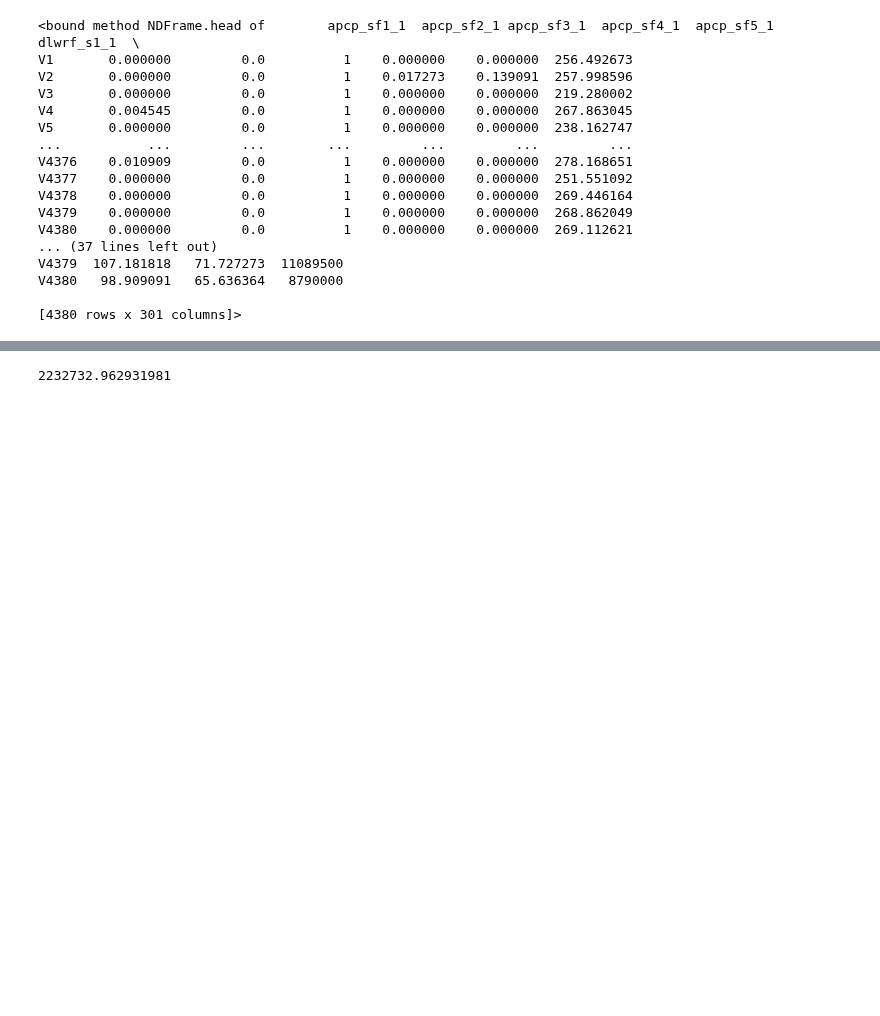
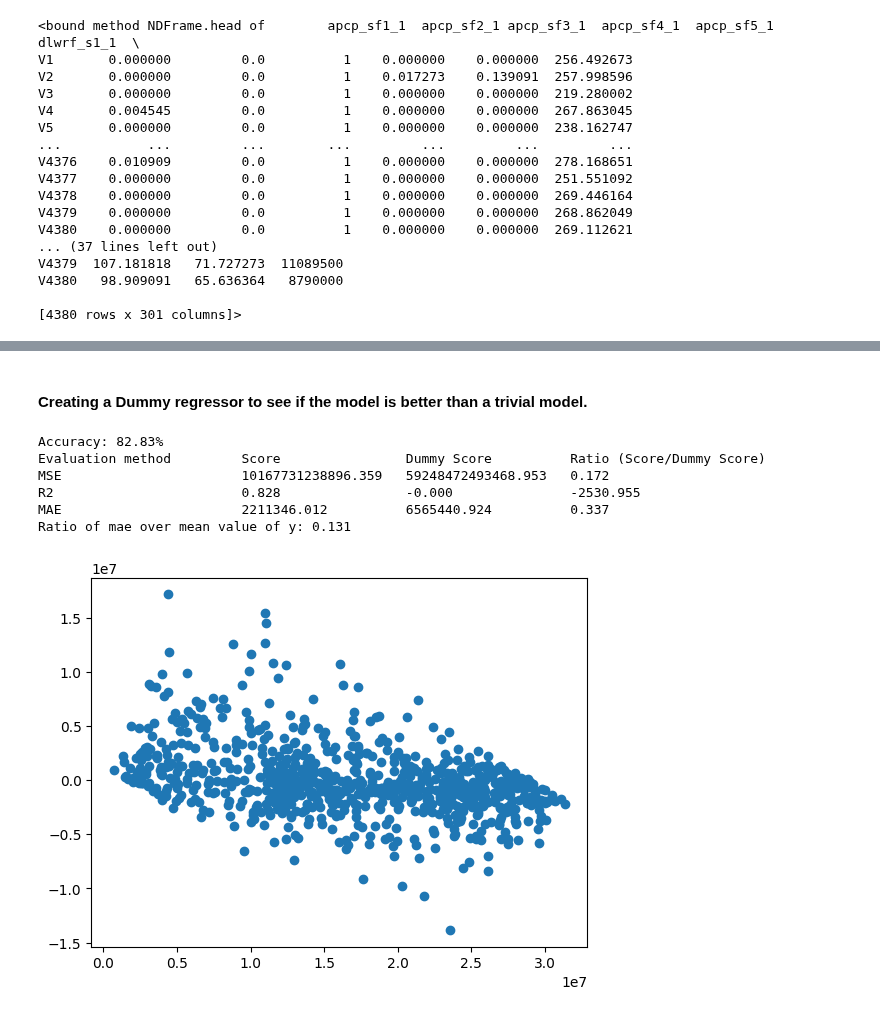
Before and after one commit to Joaomc15/UC3M-MLBD, a Jupyter notebook: assignment1/src/complex_models/GradientBoosting.ipynb, the cells around one changed output, grey strips where cells are left out. Saved outputs shown, nothing was run; the diff lists cells and outputs as text; code cells hidden in the pictures; blank space fills up the shorter version.

```diff
--- a/assignment1/src/complex_models/GradientBoosting.ipynb
+++ b/assignment1/src/complex_models/GradientBoosting.ipynb
@@ -48,6 +48,6 @@ X_train, X_test, y_train, y_test = train_test_split(X, y, test_size=0.2)
 # %%
 from sklearn.ensemble import GradientBoostingRegressor
 # %%
-gbr = GradientBoostingRegressor(n_estimators=100, learning_rate=0.1, max_depth=1, random_state=0, loss='absolute_error')
+gbr = GradientBoostingRegressor()
 gbr.fit(X_train, y_train)
 # %% [output]
@@ -77,5 +57,2 @@ print(r2)
-# %%
-mae = mean_absolute_error(y_test, y_pred)
-print(mae)
-# %% [output]
-2232732.962931981
+# %% [markdown]
+#### Creating a Dummy regressor to see if the model is better than a trivial model.
@@ -81,0 +65,70 @@ print(mae)
+# %%
+from sklearn.metrics import mean_squared_error
+from sklearn.metrics import r2_score
+from sklearn.metrics import mean_absolute_error
+from sklearn.metrics import accuracy_score
+
+accuracy = gbr.score(X_test, y_test)
+print("Accuracy: %.2f%%" % (accuracy * 100.0))
+
+my_scores = []
+
+mse_values = ["MSE"]
+mse = mean_squared_error(y_test, y_pred)
+mse_dummy = mean_squared_error(y_test, y_pred_dummy)
+
+
+mse_values.append(mse)
+mse_values.append(mse_dummy)
+
+my_scores.append(mse_values)
+
+
+
+
+r2_values = ["R2"]
+r2 = r2_score(y_test, y_pred)
+r2_dummy = r2_score(y_test, y_pred_dummy)
+
+r2_values.append(r2)
+r2_values.append(r2_dummy)
+
+my_scores.append(r2_values)
+
+
+
+
+mae_values = ["MAE"]
+mae = mean_absolute_error(y_test, y_pred)
+mae_dummy = mean_absolute_error(y_test, y_pred_dummy)
+
+
+mae_values.append(mae)
+mae_values.append(mae_dummy)
+
+my_scores.append(mae_values)
+
+
+
+
+print(f"{'Evaluation method':<25} {'Score':<20} {'Dummy Score':<20} {'Ratio (Score/Dummy Score)':<20}")
+
+for item in my_scores:
+    ratio = item[1]/item[2] if item[2] != 0 else 0
+    print(f"{item[0]:<25} {item[1]:<20.3f} {item[2]:<20.3f} {ratio:<10.3f}")
+
+    # print the ratio of the mse score over the mean value of y_test
+print(f"Ratio of mae over mean value of y: {(mae)/np.mean(y):.3f}")
+# %% [output]
+Accuracy: 82.83%
+Evaluation method         Score                Dummy Score          Ratio (Score/Dummy Score)
+MSE                       10167731238896.359   59248472493468.953   0.172
+R2                        0.828                -0.000               -2530.955
+MAE                       2211346.012          6565440.924          0.337
+Ratio of mae over mean value of y: 0.131
+# %%
+plt.scatter(y_test, y_pred - y_test)
+# plt.scatter(y_test, y_pred_dummy - y_test)
+plt.show()
+# %% [output]
+[figure, added]
```
Also changed, not shown: parts of 8 cells of this notebook, 4 other files.
